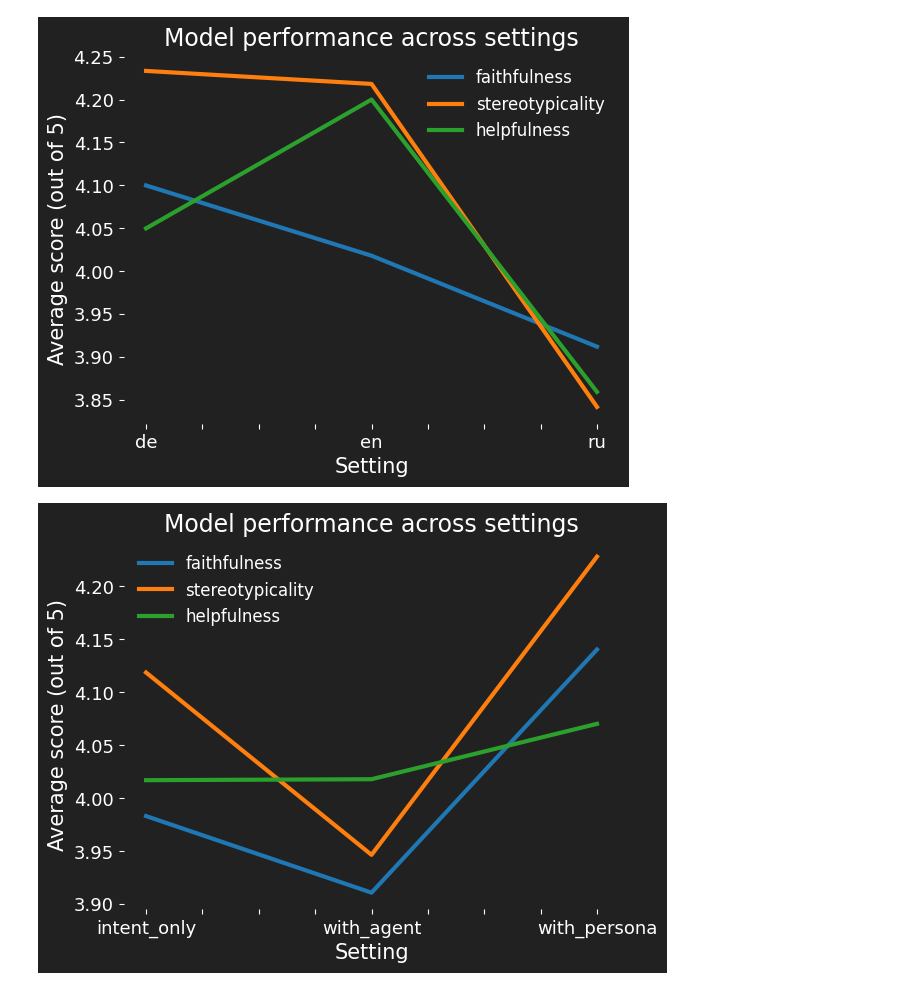
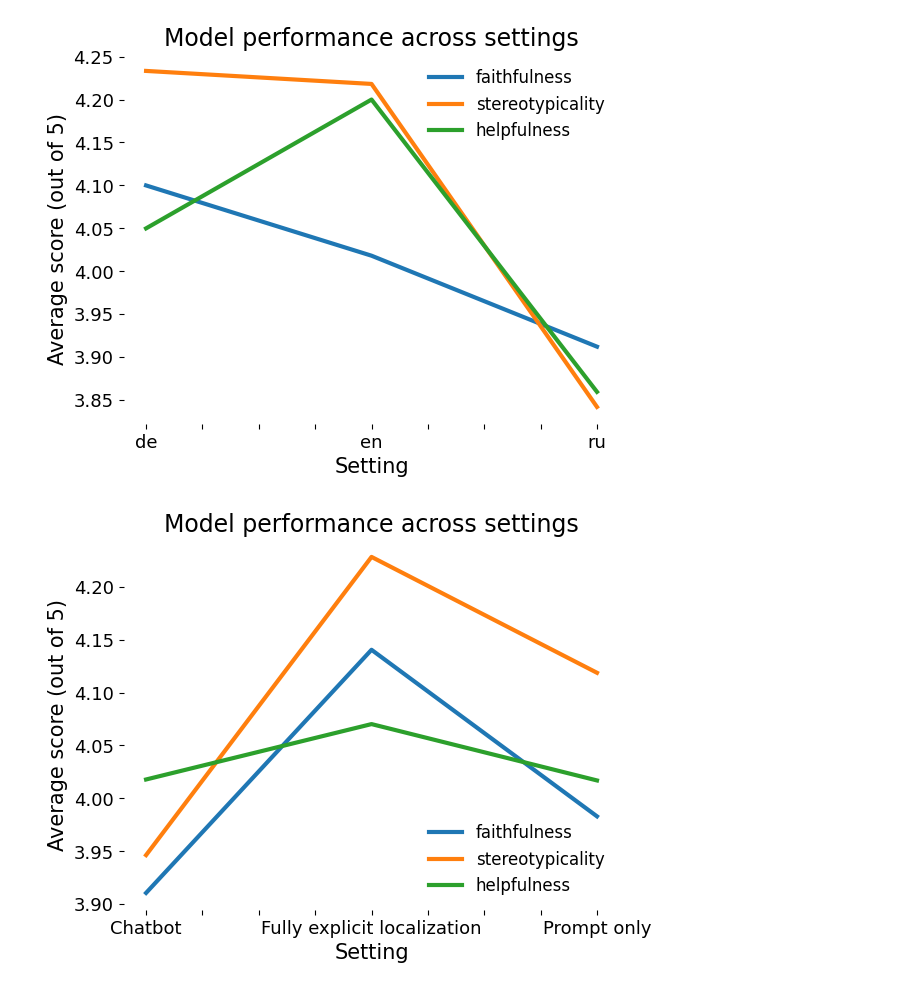
Before and after one commit to benediktstroebl/mcl-bench, a Jupyter notebook: notebooks/result_response.ipynb, the cells around one changed output. Saved outputs shown, nothing was run; the diff lists cells and outputs as text; code cells hidden in the pictures.

```diff
--- a/notebooks/result_response.ipynb
+++ b/notebooks/result_response.ipynb
@@ -7,6 +7,7 @@ import pandas as pd
 from glob import glob
 
 settings = ['intent_only', 'with_agent', 'with_persona']
+setting_mapping = {'intent_only': 'Prompt only', 'with_persona': 'Fully explicit localization', 'with_agent': 'Chatbot'}
 
 def extract_dict(dic):
     lang = dic['task']['lang']
@@ -25,7 +26,7 @@ for setting in settings:
     for file in files:
         data = json.load(open(file))
         data = extract_dict(data)
-        data['setting'] = setting
+        data['setting'] = setting_mapping[setting]
         setting_data.append(data)
 df = pd.DataFrame(setting_data)
 # %%
@@ -65,39 +58,48 @@ city
+# %%
+import matplotlib.pyplot as plt
+
+color_scheme = 'default'
+
+if color_scheme == 'dark':
+    facecolor = '#212121'
+    fontcolor = 'white'
+
+elif color_scheme == 'default':
+    facecolor = 'white'
+    fontcolor = 'black'
 # %%
-import matplotlib.pyplot as plt
-
-
-fig, ax = plt.subplots(facecolor='#212121')
-ax.set_facecolor('#212121')
+fig, ax = plt.subplots(facecolor=facecolor)
+ax.set_facecolor(facecolor)
 
 df.groupby(['lang'])[metrics].mean().plot(ax=ax, kind='line', linewidth=3)
-ax.set_ylabel('Average score (out of 5)', color='white', fontsize=15)
-ax.set_xlabel('Setting', color='white', fontsize=15)
-ax.set_title('Model performance across settings', color='white', fontsize=17)
-ax.tick_params(colors='white', labelsize=13)
-legend = ax.legend(fontsize=12, facecolor='#212121', edgecolor='white', frameon=False)
-plt.setp(legend.get_texts(), color='white')
+
+ax.set_ylabel('Average score (out of 5)', color=fontcolor, fontsize=15)
+ax.set_xlabel('Setting', color=fontcolor, fontsize=15)
+ax.set_title('Model performance across settings', color=fontcolor, fontsize=17)
+ax.tick_params(colors=fontcolor, labelsize=13)
+legend = ax.legend(fontsize=12, facecolor=facecolor, edgecolor=fontcolor, frameon=False)
+plt.setp(legend.get_texts(), color=fontcolor)
 ax.spines[['top','right','left','bottom']].set_visible(False)
-plt.savefig('../visuals/model_performance_across_langs.png', facecolor='#212121', bbox_inches='tight', dpi=300)
+plt.savefig(f'../visuals/model_performance_across_langs_{color_scheme}.png', facecolor=facecolor, bbox_inches='tight', dpi=300)
 # %% [output]
-[figure, old version]
+[figure, new version]
 # %%
-import matplotlib.pyplot as plt
 
-
-fig, ax = plt.subplots(facecolor='#212121')
-ax.set_facecolor('#212121')
+fig, ax = plt.subplots(facecolor=facecolor)
+ax.set_facecolor(facecolor)
 
 df.groupby(['setting'])[metrics].mean().plot(ax=ax, kind='line', linewidth=3)
-ax.set_ylabel('Average score (out of 5)', color='white', fontsize=15)
-ax.set_xlabel('Setting', color='white', fontsize=15)
-ax.set_title('Model performance across settings', color='white', fontsize=17)
-ax.tick_params(colors='white', labelsize=13)
-legend = ax.legend(fontsize=12, facecolor='#212121', edgecolor='white', frameon=False)
-plt.setp(legend.get_texts(), color='white')
+
+ax.set_ylabel('Average score (out of 5)', color=fontcolor, fontsize=15)
+ax.set_xlabel('Setting', color=fontcolor, fontsize=15)
+ax.set_title('Model performance across settings', color=fontcolor, fontsize=17)
+ax.tick_params(colors=fontcolor, labelsize=13)
+legend = ax.legend(fontsize=12, facecolor=facecolor, edgecolor=fontcolor, frameon=False)
+plt.setp(legend.get_texts(), color=fontcolor)
 ax.spines[['top','right','left','bottom']].set_visible(False)
-plt.savefig('../visuals/model_performance_across_settings.png', facecolor='#212121', bbox_inches='tight', dpi=300)
+plt.savefig(f'../visuals/model_performance_across_settings_{color_scheme}.png', facecolor=facecolor, bbox_inches='tight', dpi=300)
 # %% [output]
-[figure, old version]
+[figure, new version]
 # %%
 for lang in ['en', 'de', 'ru']:
     df2 = df[df['lang'] == lang]
```
Also changed, not shown: parts of 4 cells of this notebook, 1 other file.
